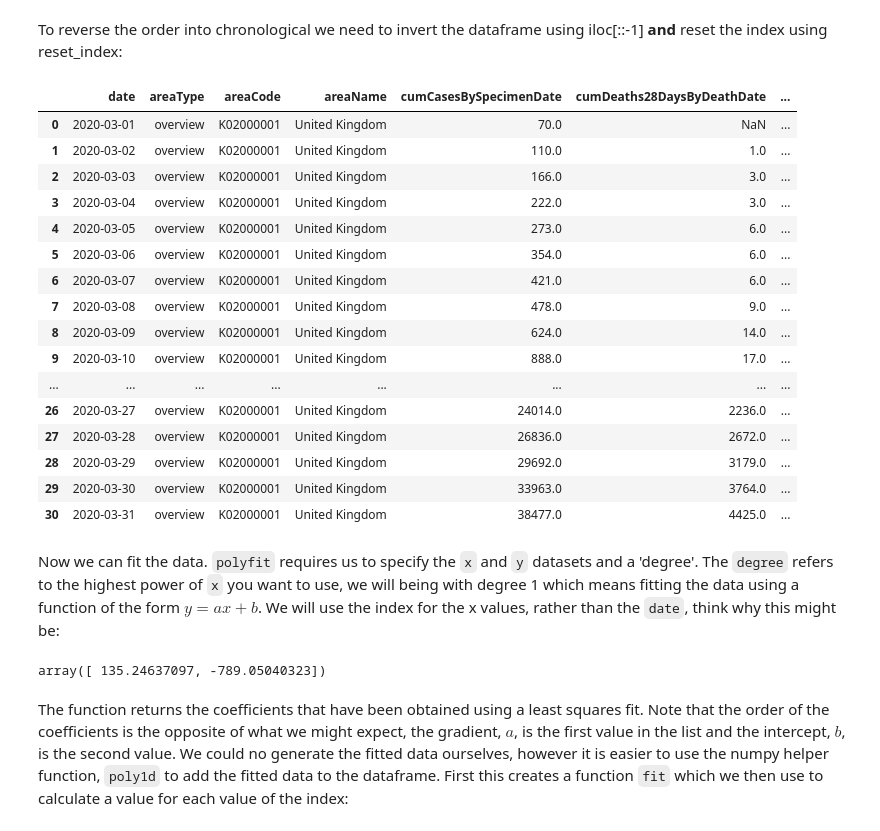
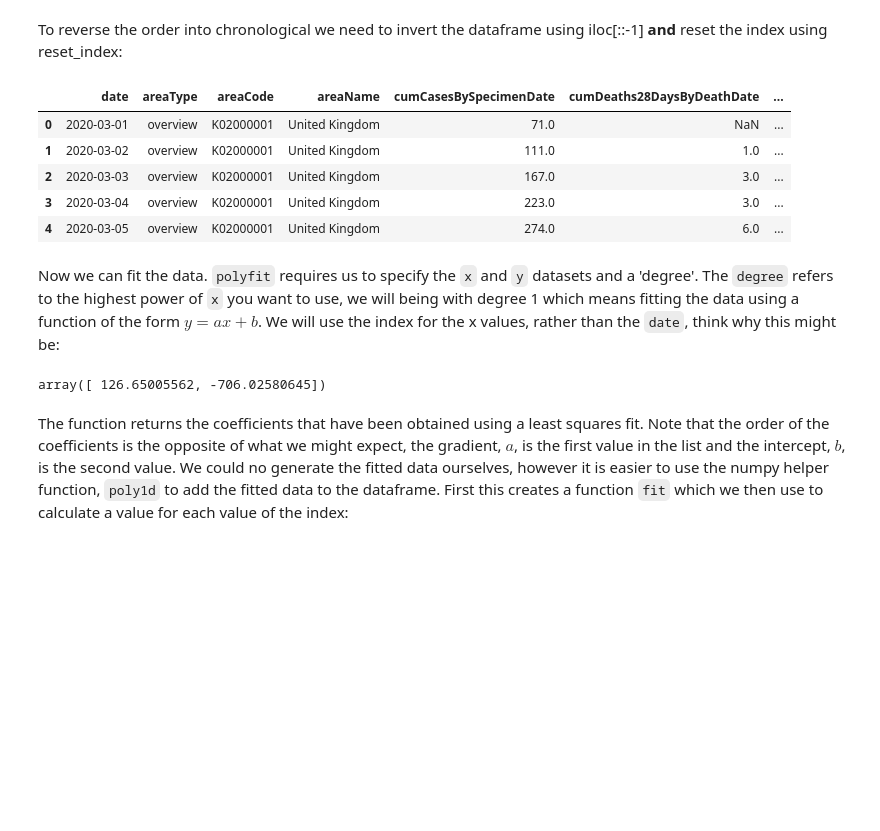
Before and after one commit to arc-lessons/data-analysis, a Jupyter notebook: nbplain/04_pandas_fit.ipynb, the cells around one changed output. Saved outputs shown, nothing was run; the diff lists cells and outputs as text; code cells hidden in the pictures; blank space fills up the shorter version.

```diff
--- a/nbplain/04_pandas_fit.ipynb
+++ b/nbplain/04_pandas_fit.ipynb
@@ -83,8 +69,8 @@ Text(0, 0.5, 'Daily Cases')
 This data is showing very different behaviour at different times so lets select a smaller range covering just March
 # %%
 start_date=datetime.datetime(year=2020,month=3,day=1)
-end_date=datetime.datetime(year=2020,month=4,day=1)
-covid_march = covid_data[(covid_data['date'] >= start_date) & (covid_data['date'] < end_date) ]
+end_date=datetime.datetime(year=2020,month=3,day=30)
+covid_march = covid_data[covid_data['date'].between(start_date, end_date) ]
 # %%
 covid_march.plot(x='date', y='newCasesBySpecimenDate', label='Total UK')
 plt.xlabel('Date')
@@ -120,32 +95,21 @@ covid_march
 To reverse the order into chronological we need to invert the dataframe using iloc[::-1] **and** reset the index using reset_index:
 # %%
 covid_march=covid_march.iloc[::-1].reset_index(drop=True)
-covid_march
+covid_march.head()
 # %% [output]
 |  | date | areaType | areaCode | areaName | cumCasesBySpecimenDate | cumDeaths28DaysByDeathDate | ... |
-| 0 | 2020-03-01 | overview | K02000001 | United Kingdom | 70.0 | NaN | ... |
-| 1 | 2020-03-02 | overview | K02000001 | United Kingdom | 110.0 | 1.0 | ... |
-| 2 | 2020-03-03 | overview | K02000001 | United Kingdom | 166.0 | 3.0 | ... |
-| 3 | 2020-03-04 | overview | K02000001 | United Kingdom | 222.0 | 3.0 | ... |
-| 4 | 2020-03-05 | overview | K02000001 | United Kingdom | 273.0 | 6.0 | ... |
-| 5 | 2020-03-06 | overview | K02000001 | United Kingdom | 354.0 | 6.0 | ... |
-| 6 | 2020-03-07 | overview | K02000001 | United Kingdom | 421.0 | 6.0 | ... |
-| 7 | 2020-03-08 | overview | K02000001 | United Kingdom | 478.0 | 9.0 | ... |
-| 8 | 2020-03-09 | overview | K02000001 | United Kingdom | 624.0 | 14.0 | ... |
-| 9 | 2020-03-10 | overview | K02000001 | United Kingdom | 888.0 | 17.0 | ... |
-| ... | ... | ... | ... | ... | ... | ... | ... |
-| 26 | 2020-03-27 | overview | K02000001 | United Kingdom | 24014.0 | 2236.0 | ... |
-| 27 | 2020-03-28 | overview | K02000001 | United Kingdom | 26836.0 | 2672.0 | ... |
-| 28 | 2020-03-29 | overview | K02000001 | United Kingdom | 29692.0 | 3179.0 | ... |
-| 29 | 2020-03-30 | overview | K02000001 | United Kingdom | 33963.0 | 3764.0 | ... |
-| 30 | 2020-03-31 | overview | K02000001 | United Kingdom | 38477.0 | 4425.0 | ... |
+| 0 | 2020-03-01 | overview | K02000001 | United Kingdom | 71.0 | NaN | ... |
+| 1 | 2020-03-02 | overview | K02000001 | United Kingdom | 111.0 | 1.0 | ... |
+| 2 | 2020-03-03 | overview | K02000001 | United Kingdom | 167.0 | 3.0 | ... |
+| 3 | 2020-03-04 | overview | K02000001 | United Kingdom | 223.0 | 3.0 | ... |
+| 4 | 2020-03-05 | overview | K02000001 | United Kingdom | 274.0 | 6.0 | ... |
 # %% [markdown]
 Now we can fit the data.  `polyfit` requires us to specify the `x` and `y` datasets and a 'degree'.  The `degree` refers to the highest power of `x` you want to use, we will being with degree 1 which means fitting the data using a function of the form $y=ax+b$.  We will use the index for the x values, rather than the `date`, think why this might be:
 # %%
 fit1dcoeff = np.polyfit(x=covid_march.index, y=covid_march['newCasesBySpecimenDate'],deg=1)
 fit1dcoeff
 # %% [output]
-array([ 135.24637097, -789.05040323])
+array([ 126.65005562, -706.02580645])
 # %% [markdown]
 The function returns the coefficients that have been obtained using a least squares fit.  Note that the order of the coefficients is the opposite of what we might expect, the gradient, $a$, is the first value in the list and the intercept, $b$, is the second value.  We could no generate the fitted data ourselves, however it is easier to use the numpy helper function, `poly1d` to add the fitted data to the dataframe.  First this creates a function `fit` which we then use to calculate a value for each value of the index:
 # %%
```
Also changed, not shown: parts of 15 cells of this notebook, 4 other files.
